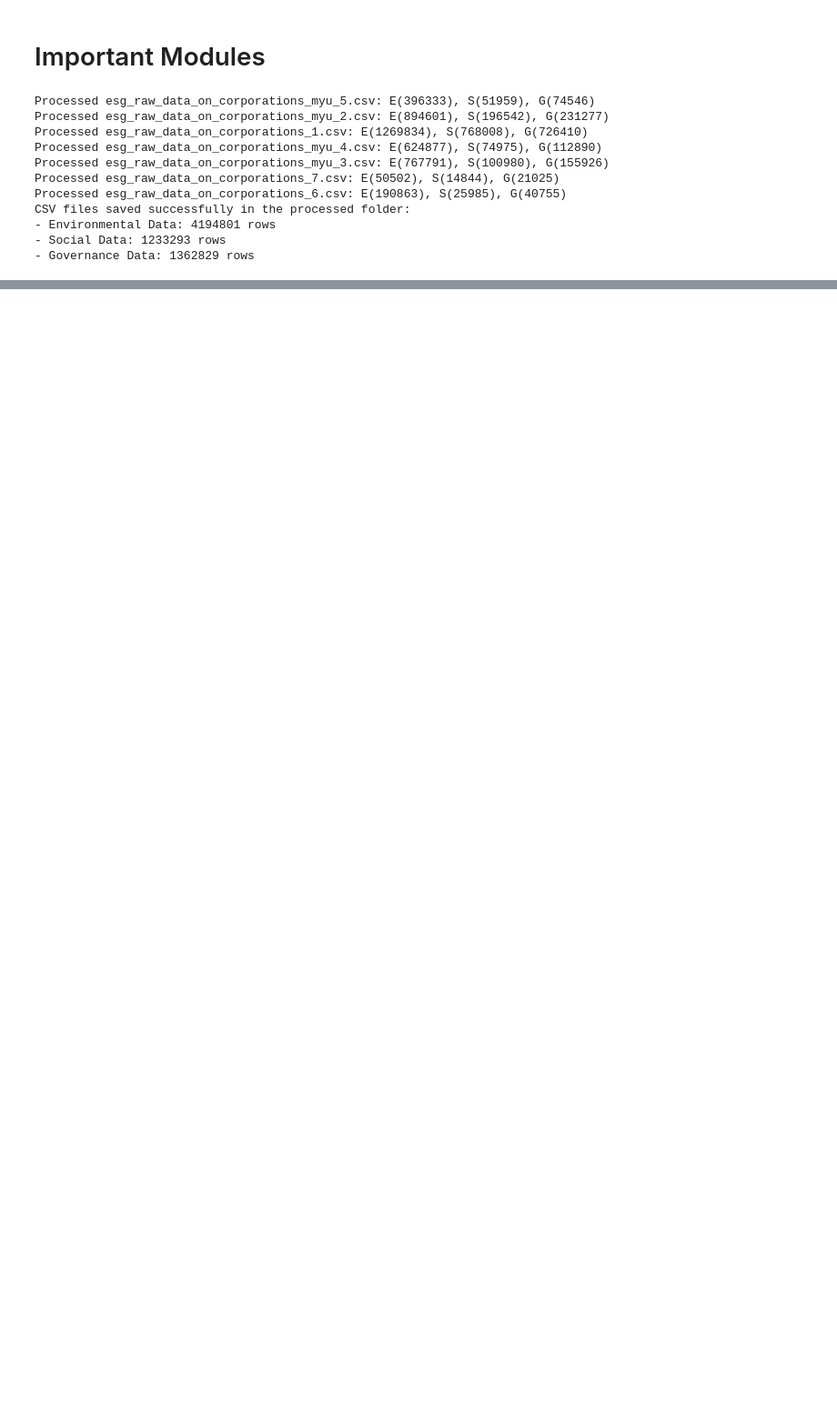
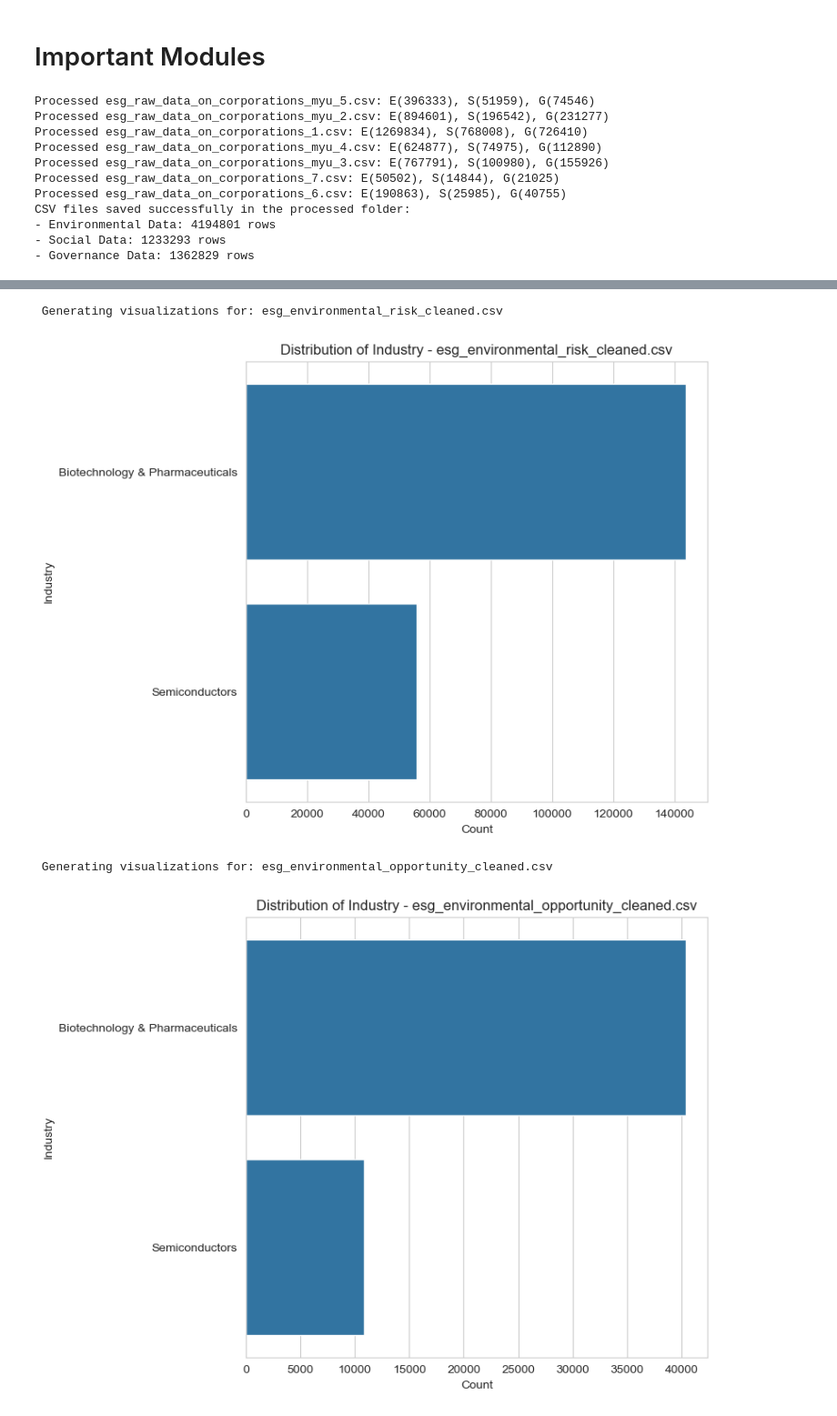
Before and after one commit to Sujan2023-AI/ESG_Analytical_Platform, a Jupyter notebook: notebooks/EDA.ipynb, the cells around one changed output, grey strips where cells are left out. Shown at 91% size. Cells and saved outputs as stored; diff of their text form; code cells hidden in the pictures; blank space fills up the shorter version.

```diff
--- a/notebooks/EDA.ipynb
+++ b/notebooks/EDA.ipynb
@@ -243,0 +401,46 @@ print(df_env_oppr_cleaned.head())
+# %%
+# Define the target column and industries to focus on
+target_column = "Industry"
+selected_industries = ["Semiconductors", "Biotechnology & Pharmaceuticals"]  # Change these to your desired industries
+
+# Loop through each file and generate visualizations
+for filename in files_to_visualize:
+    file_path = os.path.join(processed_folder_path, filename)
+
+    # Load the dataset
+    df = pd.read_csv(file_path, delimiter='|', encoding='utf-8')
+
+    print(f"\n Generating visualizations for: {filename}")
+
+    # Check if the target column exists
+    if target_column in df.columns:
+        # Filter dataset for selected industries
+        df_filtered = df[df[target_column].isin(selected_industries)]
+
+        # Check if filtered data is empty
+        if df_filtered.empty:
+            print(f"⚠️ No data found for selected industries in {filename}")
+            continue
+
+        plt.figure(figsize=(8, 6))
+
+        # Count the occurrences of selected industries
+        industry_counts = df_filtered[target_column].value_counts()
+
+        sns.barplot(y=industry_counts.index, x=industry_counts.values, orient='h')
+
+        plt.xlabel("Count")
+        plt.ylabel(target_column.replace("_", " ").title())  # Format column name
+        plt.title(f"Distribution of {target_column.replace('_', ' ').title()} - {filename}")
+        plt.xticks(rotation=0)
+        plt.tight_layout()
+        plt.show()
+    else:
+        print(f"⚠️ '{target_column}' column not found in {filename}")
+
+print("\n✅ Visualization process complete for selected industries in all files!")
+# %% [output]
+ Generating visualizations for: esg_environmental_risk_cleaned.csv
+[figure, added]
+ Generating visualizations for: esg_environmental_opportunity_cleaned.csv
+[figure, added]
```
Also changed, not shown: parts of 12 cells of this notebook.
